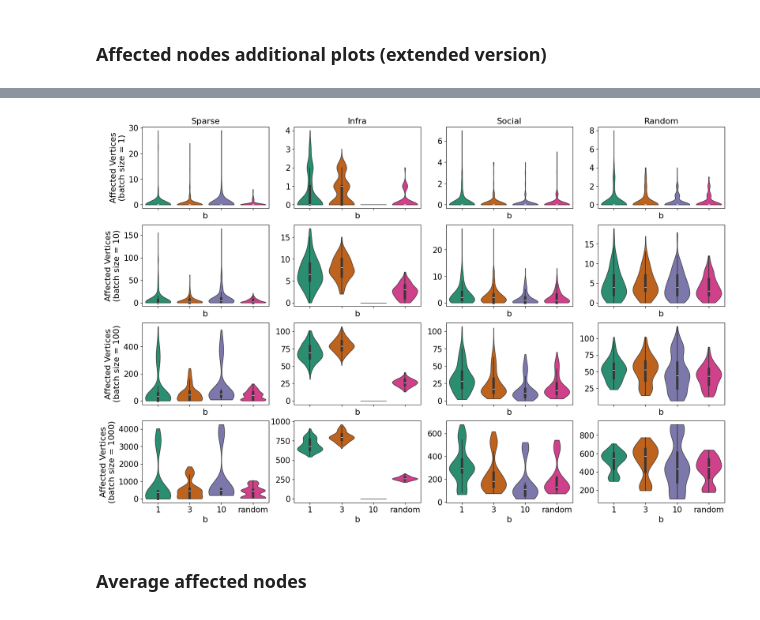
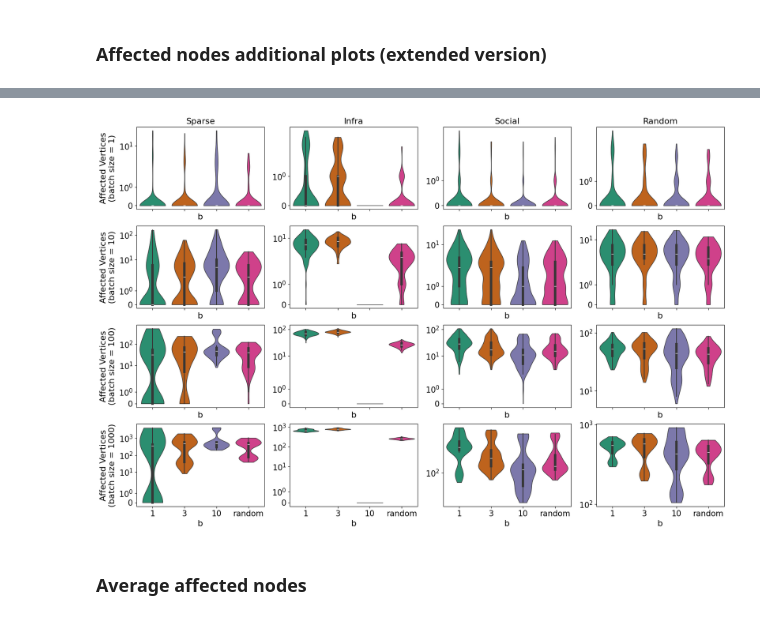
Before and after one commit to hu-macsy/cn-2024-dynamic-b-suitor-experiments, a Jupyter notebook: Evaluation.ipynb, the cells around one changed output, grey strips where cells are left out. Cells and saved outputs as stored; diff of their text form; code cells hidden in the pictures.

Commit message:
Set affected nodes plot to symlog.

```diff
--- a/Evaluation.ipynb
+++ b/Evaluation.ipynb
@@ -113,7 +113,7 @@ for i, row in df_speedup.iterrows():
     df_speedup['b'][i] = local_b
 # %%
 # Plotting function
-def plotter(localDf, column, op = None, rows = ['10e0','10e1','10e2','10e3'], single = False, log = False, order=[ '1', '3', '10', 'random']):
+def plotter(localDf, column, op = None, rows = ['10e0','10e1','10e2','10e3'], single = False, log = False, order=[ '1', '3', '10', 'random'], use_box = False):
     y = 0
     found = False
     for idx, val in enumerate(rows):
@@ -129,11 +129,15 @@ def plotter(localDf, column, op = None, rows = ['10e0','10e1','10e2','10e3'], si
         else:
             localQuery = localDf.query('group == @val')
         if single:
-            sns.violinplot(x=localQuery['b'].sum(), y=localQuery[column].sum(), palette="Dark2", bw_adjust=1.2, inner="box", fill=True, linewidth=1, cut=0, density_norm="count", ax=axs[i], order=order, log_scale=log)
-            #sns.boxplot(x=localQuery['b'].sum(), y=localQuery[column].sum(), palette="Dark2", linewidth=2, ax=axs[i], order=[ '1', '3', '10', 'random'], log_scale=log)
+            if use_box == False:
+                sns.violinplot(x=localQuery['b'].sum(), y=localQuery[column].sum(), palette="Dark2", bw_adjust=1.2, inner="box", fill=True, linewidth=1, cut=0, density_norm="count", ax=axs[i], order=order, log_scale=log)
+            else:
+                sns.boxplot(x=localQuery['b'].sum(), y=localQuery[column].sum(), palette="Dark2", linewidth=2, ax=axs[i], order=[ '1', '3', '10', 'random'], log_scale=log)
         else:
-            sns.violinplot(x=localQuery['b'].sum(), y=localQuery[column].sum(), palette="Dark2", bw_adjust=1.2, inner="box", fill=True, linewidth=1, cut=0, density_norm="count", ax=axs[y, i], order=order, log_scale=log)
-            #sns.boxplot(x=localQuery['b'].sum(), y=localQuery[column].sum(), linewidth=2, density_norm="count", ax=axs[y, i], order=[ '1', '3', '10', 'random'], log_scale=log)
+            if use_box == False:
+                sns.violinplot(x=localQuery['b'].sum(), y=localQuery[column].sum(), palette="Dark2", bw_adjust=1.2, inner="box", fill=True, linewidth=1, cut=0, density_norm="count", ax=axs[y, i], order=order, log_scale=log)
+            else:
+                sns.boxplot(x=localQuery['b'].sum(), y=localQuery[column].sum(), palette="Dark2", linewidth=2, ax=axs[y, i], order=[ '1', '3', '10', 'random'], log_scale=log)
 # %% [markdown]
 ### Speedup Plot (Paper)
 
@@ -185,0 +166,23 @@ plt.savefig('./plots/affected_insertion_misc.pdf', format="pdf", bbox_inches='ti
+# %%
+fig, axs = plt.subplots(4, 4, figsize=(20, 13), sharex='all')
+
+cols = ['{}'.format(col) for col in ['Sparse', 'Infra', 'Social', 'Random']]
+rows = ['{}'.format(col) for col in ['Affected Vertices\n(batch size = 1)', 'Affected Vertices\n(batch size = 10)', 'Affected Vertices\n(batch size = 100)', 'Affected Vertices\n(batch size = 1000)']]
+
+for ax, col in zip(axs[0], cols):
+    ax.set_title(col, fontsize=TITLE_SIZE)
+
+axs[0,0].set_ylabel(rows[0], rotation=90, fontsize=LABEL_SIZE, labelpad=5)
+axs[1,0].set_ylabel(rows[1], rotation=90, fontsize=LABEL_SIZE, labelpad=5)
+axs[2,0].set_ylabel(rows[2], rotation=90, fontsize=LABEL_SIZE, labelpad=5)
+axs[3,0].set_ylabel(rows[3], rotation=90, fontsize=LABEL_SIZE, labelpad=5)
+
+for i in range(4):
+    for ax in axs[i,:]:
+        ax.set_xlabel('b', fontsize=LABEL_SIZE)
+        ax.set_yscale('symlog')
+
+#fig.suptitle("Edge Insertion", y=0.92, fontsize=15)
+
+df_affected.groupby('batch_size').apply(plotter, op = 'insert', column = 'affected_nodes', use_box=False)
+plt.savefig('./plots/affected_insertion_misc.pdf', format="pdf", bbox_inches='tight')
@@ -186,27 +191,28 @@ plt.savefig('./plots/affected_insertion_misc.pdf', format="pdf", bbox_inches='ti
 # %%
 fig, axs = plt.subplots(4, 4, figsize=(20, 13), sharex='all')
 
 cols = ['{}'.format(col) for col in ['Sparse', 'Infra', 'Social', 'Random']]
 rows = ['{}'.format(col) for col in ['Affected Vertices\n(batch size = 1)', 'Affected Vertices\n(batch size = 10)', 'Affected Vertices\n(batch size = 100)', 'Affected Vertices\n(batch size = 1000)']]
 
 for ax, col in zip(axs[0], cols):
     ax.set_title(col, fontsize=TITLE_SIZE)
 
 axs[0,0].set_ylabel(rows[0], rotation=90, fontsize=LABEL_SIZE, labelpad=5)
 axs[1,0].set_ylabel(rows[1], rotation=90, fontsize=LABEL_SIZE, labelpad=5)
 axs[2,0].set_ylabel(rows[2], rotation=90, fontsize=LABEL_SIZE, labelpad=5)
 axs[3,0].set_ylabel(rows[3], rotation=90, fontsize=LABEL_SIZE, labelpad=5)
 
 for i in range(4):
     for ax in axs[i,:]:
         ax.set_xlabel('b', fontsize=LABEL_SIZE)
+        ax.set_yscale('symlog')
 
 #fig.suptitle("Edge Insertion", y=0.92, fontsize=15)
 
 df_affected.groupby('batch_size').apply(plotter, op = 'remove', column = 'affected_nodes')
 plt.savefig('./plots/affected_removal_misc.pdf', format="pdf", bbox_inches='tight')
 # %% [output]
-[figure, old version]
+[figure, new version]
 # %% [markdown]
 ### Average affected nodes
 # %%
```
Also changed, not shown: parts of 2 cells of this notebook, 2 other files.
